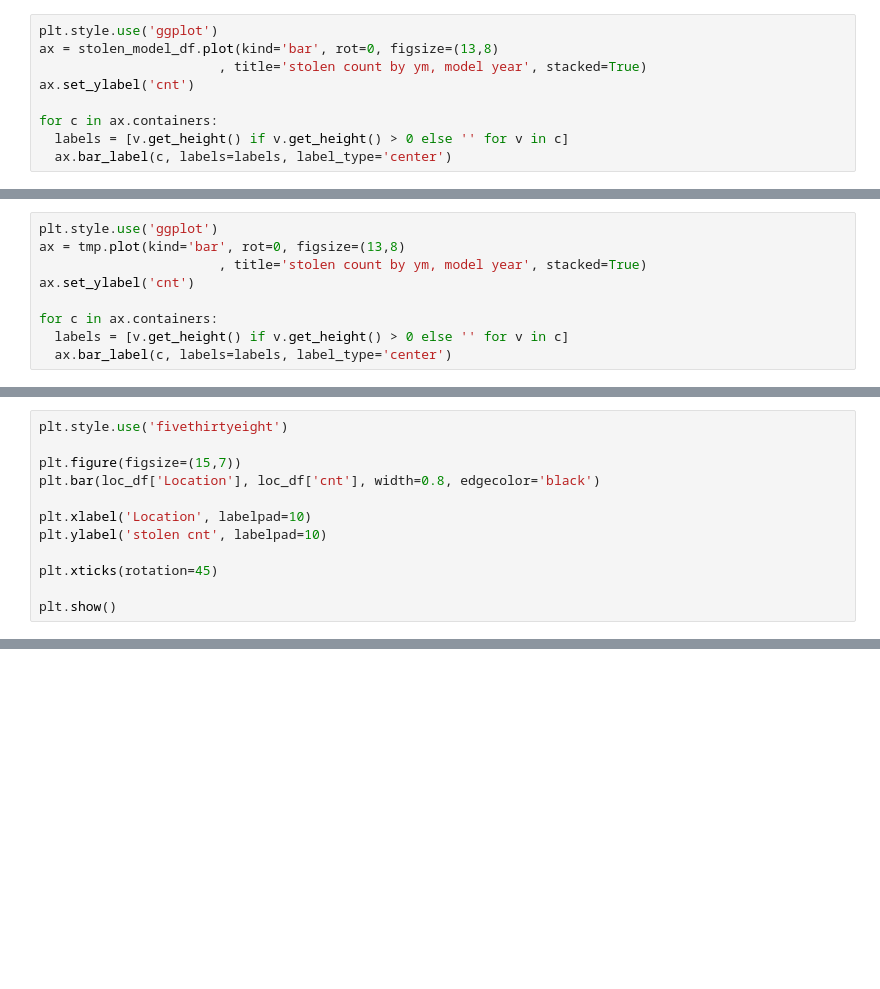
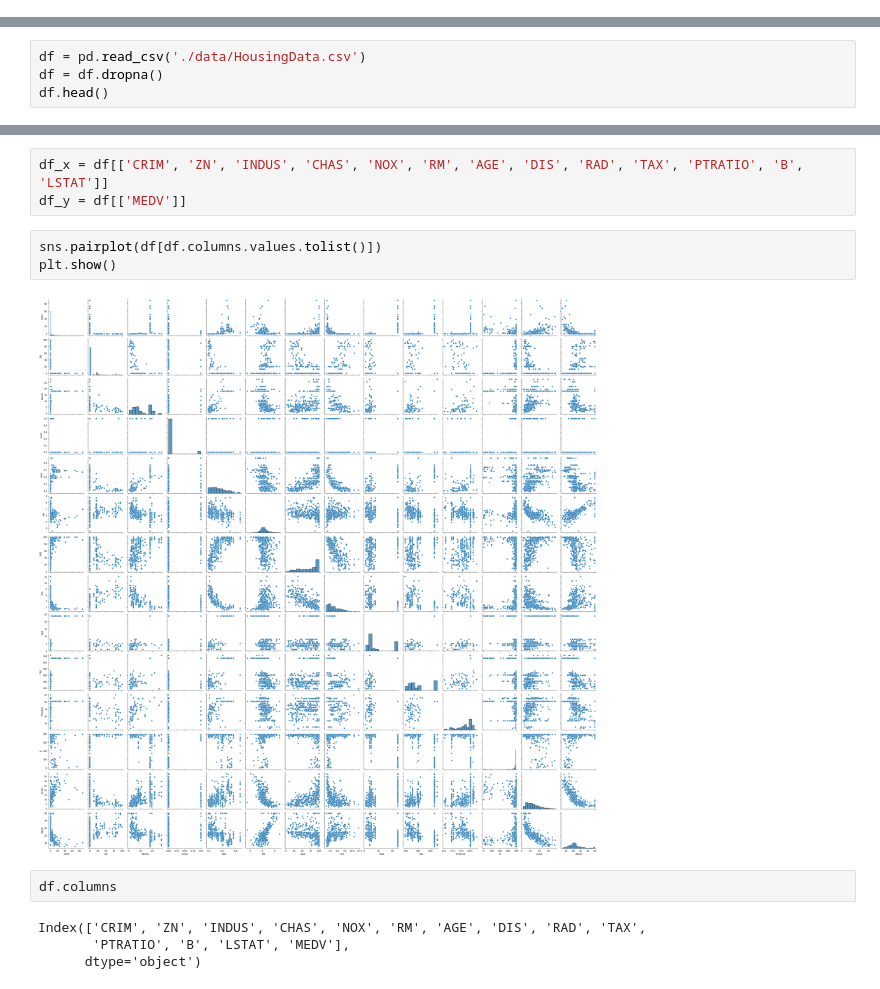
Before and after one commit to sy-grace/TIL, a Jupyter notebook: statistics/240425-multiple-linear-regression.ipynb, the cells around one changed output, grey strips where cells are left out. Cells and saved outputs as stored; diff of their text form; blank space fills up the shorter version.

```diff
--- a/statistics/240425-multiple-linear-regression.ipynb
+++ b/statistics/240425-multiple-linear-regression.ipynb
@@ -163,9 +0,0 @@ Text(0, 0.5, 'cnt')
-# %%
-plt.style.use('ggplot')
-ax = stolen_model_df.plot(kind='bar', rot=0, figsize=(13,8)
-                       , title='stolen count by ym, model year', stacked=True)
-ax.set_ylabel('cnt')
-
-for c in ax.containers:
-  labels = [v.get_height() if v.get_height() > 0 else '' for v in c]
-  ax.bar_label(c, labels=labels, label_type='center')
@@ -217,9 +0,0 @@ tmp = tmp.pivot_table(columns='Location', index='Stolen_ym', values='cnt', aggfu
-# %%
-plt.style.use('ggplot')
-ax = tmp.plot(kind='bar', rot=0, figsize=(13,8)
-                       , title='stolen count by ym, model year', stacked=True)
-ax.set_ylabel('cnt')
-
-for c in ax.containers:
-  labels = [v.get_height() if v.get_height() > 0 else '' for v in c]
-  ax.bar_label(c, labels=labels, label_type='center')
@@ -238,12 +0,0 @@ loc_df.head()
-# %%
-plt.style.use('fivethirtyeight')
-
-plt.figure(figsize=(15,7))
-plt.bar(loc_df['Location'], loc_df['cnt'], width=0.8, edgecolor='black')
-
-plt.xlabel('Location', labelpad=10)
-plt.ylabel('stolen cnt', labelpad=10)
-
-plt.xticks(rotation=45)
-
-plt.show()
@@ -412,0 +30,4 @@ plt.yticks(rotation=0);
+# %%
+df = pd.read_csv('./data/HousingData.csv')
+df = df.dropna()
+df.head()
@@ -412,0 +71,14 @@ plt.yticks(rotation=0);
+# %%
+df_x = df[['CRIM', 'ZN', 'INDUS', 'CHAS', 'NOX', 'RM', 'AGE', 'DIS', 'RAD', 'TAX', 'PTRATIO', 'B', 'LSTAT']]
+df_y = df[['MEDV']]
+# %%
+sns.pairplot(df[df.columns.values.tolist()])
+plt.show()
+# %% [output]
+[figure, added]
+# %%
+df.columns
+# %% [output]
+Index(['CRIM', 'ZN', 'INDUS', 'CHAS', 'NOX', 'RM', 'AGE', 'DIS', 'RAD', 'TAX',
+       'PTRATIO', 'B', 'LSTAT', 'MEDV'],
+      dtype='object')
```
Also changed, not shown: parts of 81 cells of this notebook.
